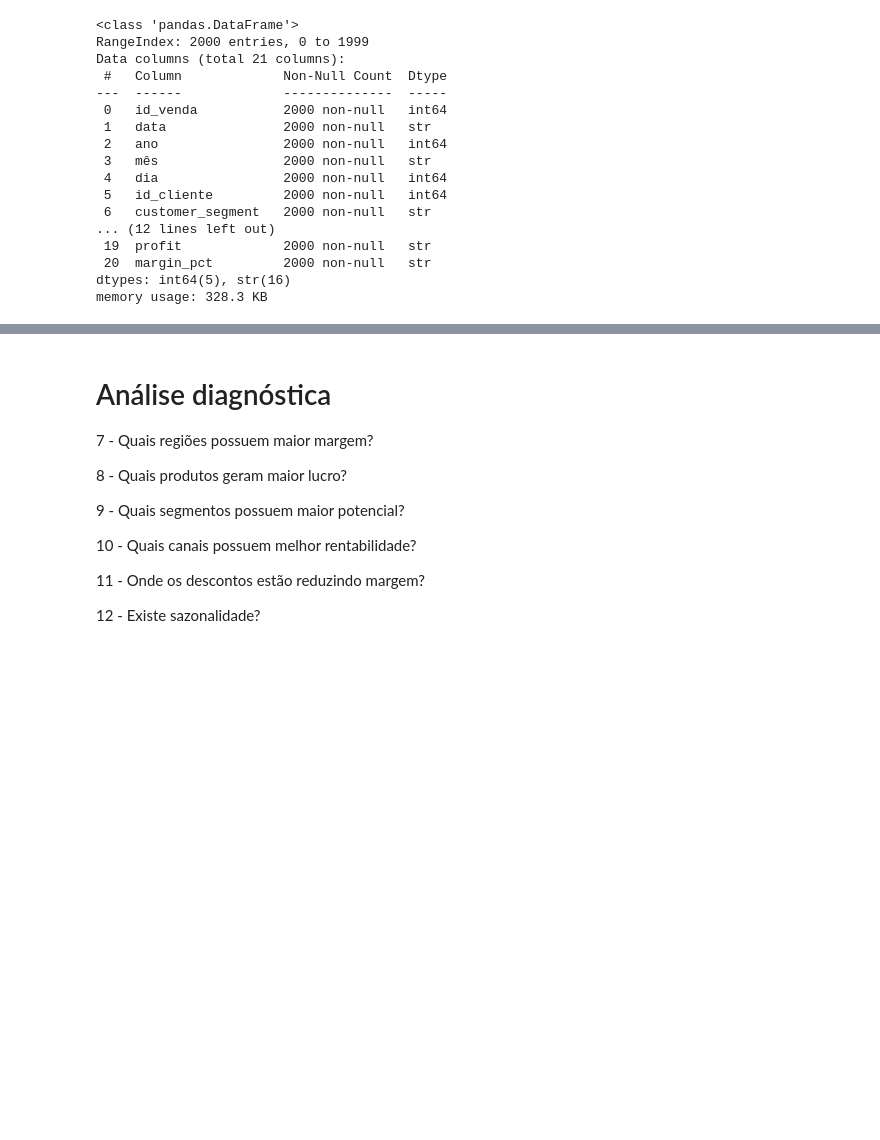
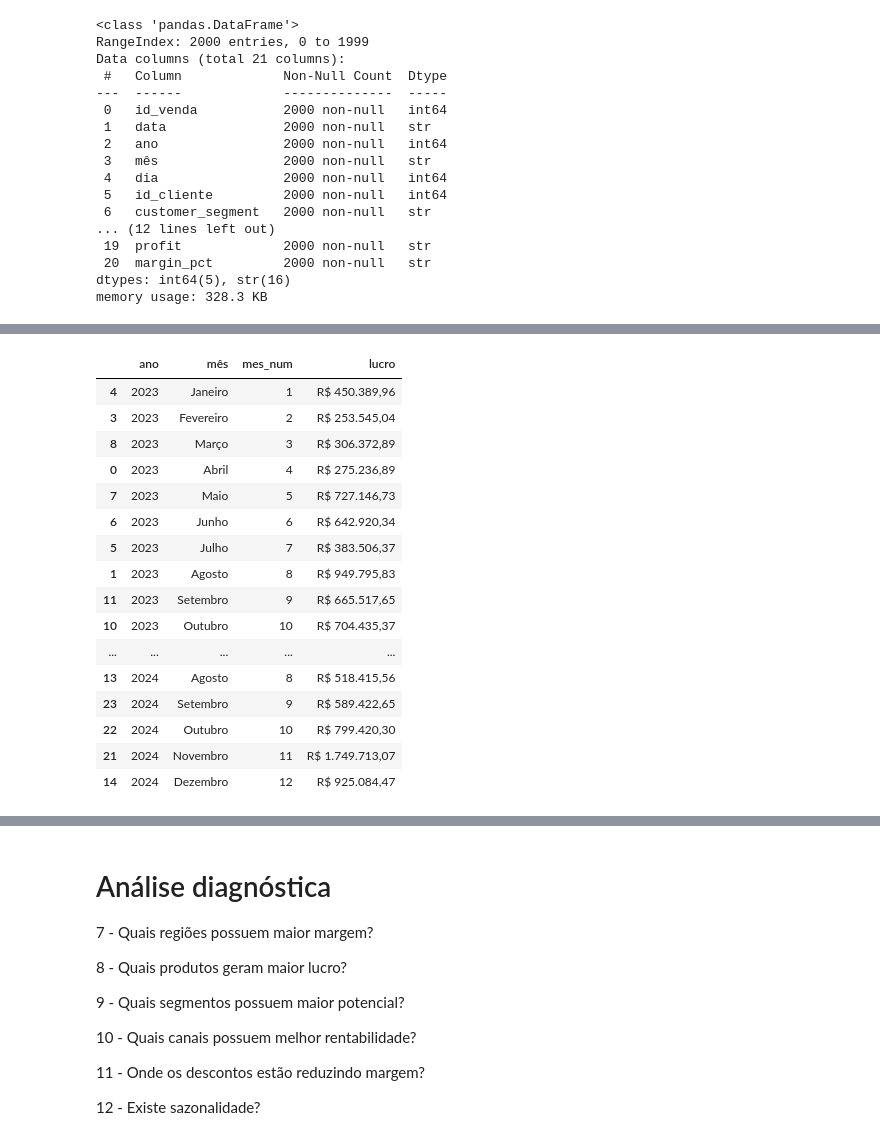
Before and after one commit to Jjunior112/sales-analyses-project, a Jupyter notebook: notebooks/sales_analyses.ipynb, the cells around one changed output, grey strips where cells are left out. Drawn from its saved outputs; the diff is of its cells as text; code cells hidden in the pictures; blank space fills up the shorter version.

```diff
--- a/notebooks/sales_analyses.ipynb
+++ b/notebooks/sales_analyses.ipynb
@@ -182,0 +258,26 @@ database.head()
+# %%
+# 2.1 - Lucro por mês
+
+lucro_mes = database.groupby(['ano','mês','mes_num'])['lucro'].sum().reset_index().sort_values(by=['ano','mes_num'])
+
+lucro_mes['lucro'] = lucro_mes['lucro'].apply(lambda x: locale.currency(x, grouping=True))
+
+lucro_mes
+# %% [output]
+|  | ano | mês | mes_num | lucro |
+| 4 | 2023 | Janeiro | 1 | R$ 450.389,96 |
+| 3 | 2023 | Fevereiro | 2 | R$ 253.545,04 |
+| 8 | 2023 | Março | 3 | R$ 306.372,89 |
+| 0 | 2023 | Abril | 4 | R$ 275.236,89 |
+| 7 | 2023 | Maio | 5 | R$ 727.146,73 |
+| 6 | 2023 | Junho | 6 | R$ 642.920,34 |
+| 5 | 2023 | Julho | 7 | R$ 383.506,37 |
+| 1 | 2023 | Agosto | 8 | R$ 949.795,83 |
+| 11 | 2023 | Setembro | 9 | R$ 665.517,65 |
+| 10 | 2023 | Outubro | 10 | R$ 704.435,37 |
+| ... | ... | ... | ... | ... |
+| 13 | 2024 | Agosto | 8 | R$ 518.415,56 |
+| 23 | 2024 | Setembro | 9 | R$ 589.422,65 |
+| 22 | 2024 | Outubro | 10 | R$ 799.420,30 |
+| 21 | 2024 | Novembro | 11 | R$ 1.749.713,07 |
+| 14 | 2024 | Dezembro | 12 | R$ 925.084,47 |
```
Also changed, not shown: parts of 19 cells of this notebook, 1 other file.
